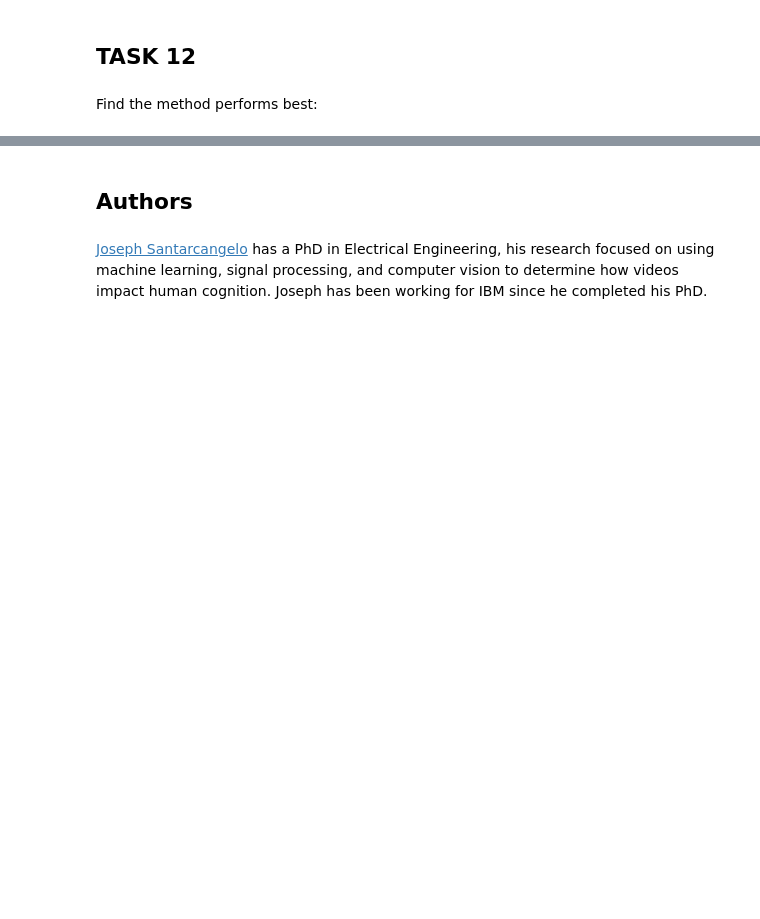
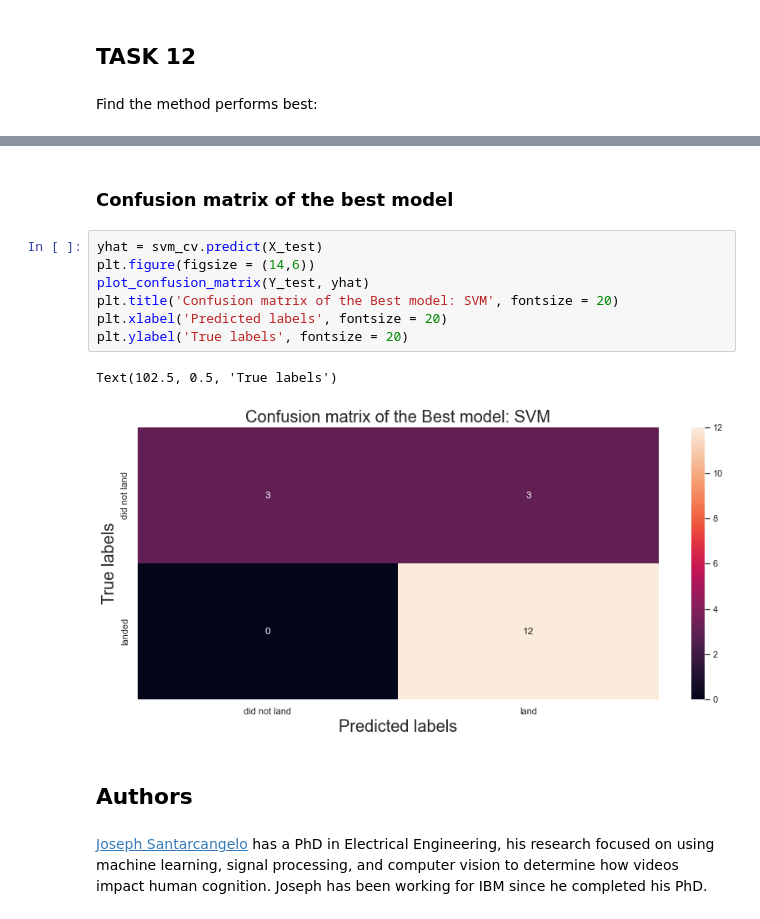
Before and after one commit to luisgn98/Applied-Data-Science-Capstone, a Jupyter notebook: SpaceX_Machine Learning Prediction_Part_5 (1).ipynb, the cells around one changed output, grey strips where cells are left out. Drawn from its saved outputs; the diff is of its cells as text; blank space fills up the shorter version.

```diff
--- a/SpaceX_Machine Learning Prediction_Part_5 (1).ipynb
+++ b/SpaceX_Machine Learning Prediction_Part_5 (1).ipynb
@@ -340,3 +372,15 @@ Find the method performs best:
+# %% [markdown]
+### Confusion matrix of the best model
+# %%
+yhat = svm_cv.predict(X_test)
+plt.figure(figsize = (14,6))
+plot_confusion_matrix(Y_test, yhat)
+plt.title('Confusion matrix of the Best model: SVM', fontsize = 20)
+plt.xlabel('Predicted labels', fontsize = 20)
+plt.ylabel('True labels', fontsize = 20)
+# %% [output]
+Text(102.5, 0.5, 'True labels')
+[figure, added]
 # %% [markdown]
 ## Authors
 # %% [markdown]
```
Also changed, not shown: parts of 9 cells of this notebook, 1 other file.
